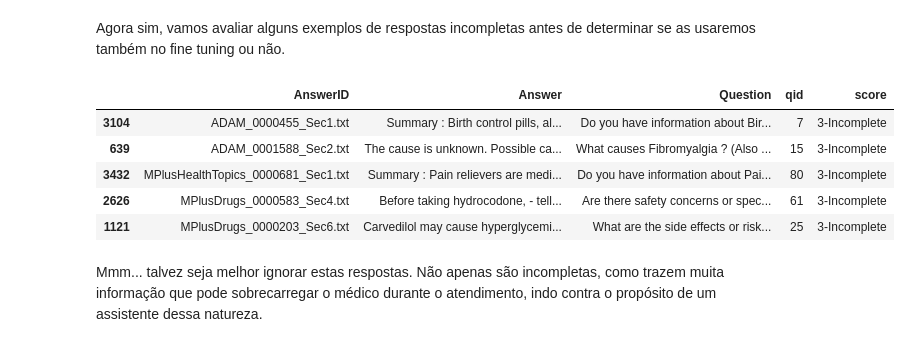
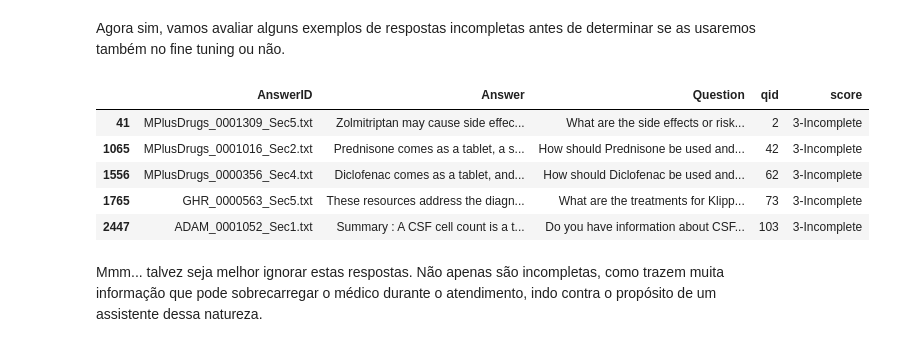
Before and after one commit to leanseefeld/8iadt-tc-fase3-assistente-medico, a Jupyter notebook: llm/fine-tuning/data-prep.ipynb, the cells around one changed output. Saved outputs shown, nothing was run; the diff lists cells and outputs as text; code cells hidden in the pictures.

```diff
--- a/llm/fine-tuning/data-prep.ipynb
+++ b/llm/fine-tuning/data-prep.ipynb
@@ -93,0 +118,6 @@ df_qa.head()
+# %%
+merged_df = df_qa.copy()
+merged_df[df.columns] = df
+merged_df.drop(columns=["docid", "Original_QA"], inplace=True)
+
+merged_df
@@ -96,20 +140,17 @@ df_qa.head()
 # %% [markdown]
 Agora sim, vamos avaliar alguns exemplos de respostas incompletas antes de determinar se as usaremos também no fine tuning ou não.
 # %%
-merged_df = pd.merge(df_qa, df, left_on="AnswerID", right_on="docid")
-merged_df.drop(columns=["docid", "Original_QA"], inplace=True)
-
-with pd.option_context("display.max_colwidth", None):
+with pd.option_context("display.max_colwidth", 500):
     display(
         merged_df[merged_df["score"] == "3-Incomplete"].sample(n=5, random_state=42)
     )
 # %% [output]
 |  | AnswerID | Answer | Question | qid | score |
-| 3104 | ADAM_0000455_Sec1.txt | Summary : Birth control pills, al... | Do you have information about Bir... | 7 | 3-Incomplete |
-| 639 | ADAM_0001588_Sec2.txt | The cause is unknown. Possible ca... | What causes Fibromyalgia ? (Also ... | 15 | 3-Incomplete |
-| 3432 | MPlusHealthTopics_0000681_Sec1.txt | Summary : Pain relievers are medi... | Do you have information about Pai... | 80 | 3-Incomplete |
-| 2626 | MPlusDrugs_0000583_Sec4.txt | Before taking hydrocodone, - tell... | Are there safety concerns or spec... | 61 | 3-Incomplete |
-| 1121 | MPlusDrugs_0000203_Sec6.txt | Carvedilol may cause hyperglycemi... | What are the side effects or risk... | 25 | 3-Incomplete |
+| 41 | MPlusDrugs_0001309_Sec5.txt | Zolmitriptan may cause side effec... | What are the side effects or risk... | 2 | 3-Incomplete |
+| 1065 | MPlusDrugs_0001016_Sec2.txt | Prednisone comes as a tablet, a s... | How should Prednisone be used and... | 42 | 3-Incomplete |
+| 1556 | MPlusDrugs_0000356_Sec4.txt | Diclofenac comes as a tablet, and... | How should Diclofenac be used and... | 62 | 3-Incomplete |
+| 1765 | GHR_0000563_Sec5.txt | These resources address the diagn... | What are the treatments for Klipp... | 73 | 3-Incomplete |
+| 2447 | ADAM_0001052_Sec1.txt | Summary : A CSF cell count is a t... | Do you have information about CSF... | 103 | 3-Incomplete |
 # %% [markdown]
 Mmm... talvez seja melhor ignorar estas respostas. Não apenas são incompletas, como trazem muita informação que pode sobrecarregar o médico durante o atendimento, indo contra o propósito de um assistente dessa natureza.
 # %% [markdown]
```
Also changed, not shown: parts of 24 cells of this notebook.
